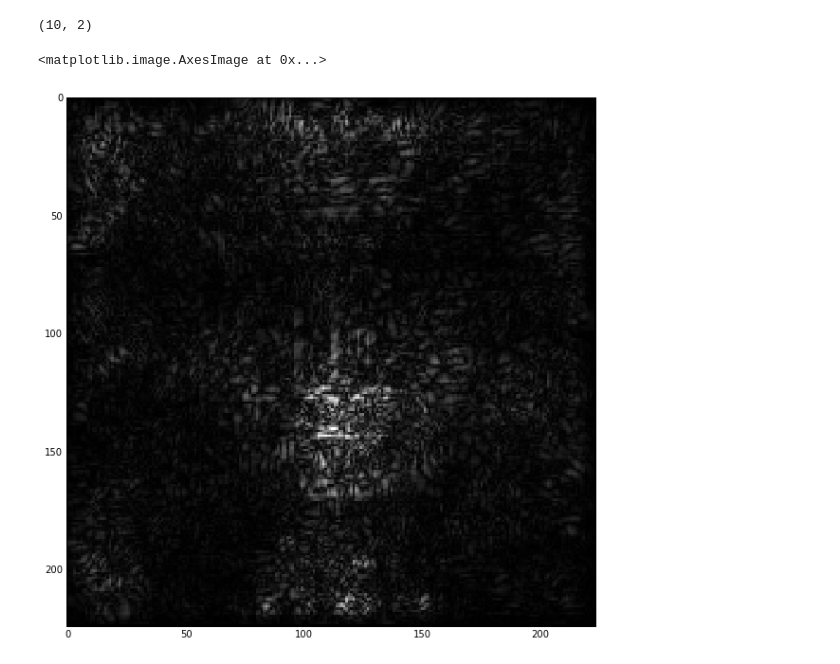
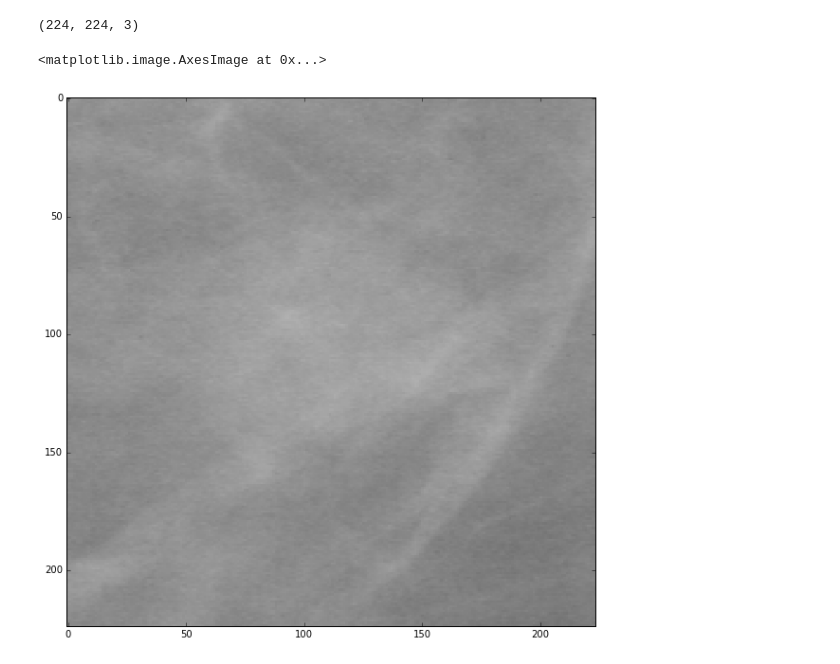
Before and after one commit to arzavj/deepMammo, a Jupyter notebook: SaliencyMaps.ipynb, the cells around one changed output. Cells and saved outputs as stored; diff of their text form; code cells hidden in the pictures.

Commit message:
fixed saliency maps

```diff
--- a/SaliencyMaps.ipynb
+++ b/SaliencyMaps.ipynb
@@ -20,8 +21,9 @@ import caffe
 # and the image you would like to classify.
 MODEL_FILE = 'models/deep_mammo/alex_dropout_0_5_deploy.prototxt'
 WEIGHTS_FILE = '/mnt/weights/pretrained.2844_iter.alex_reg_0_005_0_5_dropout.caffemodel'
-IMAGE_FILE = '/mnt/2x_augmented_train/P_00737_LEFT_CC_1_0_0.tif'
+IMAGE_FILE = '/mnt/2x_augmented_train/P_00481_RIGHT_MLO_1_4_0.tif'
 MEAN_FILE = '/home/ubuntu/2x_padding_224x224_dataset/mass_2x_padding_dataset_train_mean.binaryproto'
+val_lmdb = "/home/ubuntu/2x_padding_224x224_dataset/mass_2x_padding_dataset_val_lmdb"
 
 caffe.set_mode_cpu()
 # %%
@@ -32,3 +34,27 @@ def get_mean_image():
     mean_image = caffe.io.blobproto_to_array(mean_blobproto_new)
     f.close()
     return mean_image
+# %%
+def get_val_images(n=10):
+    lmdb_env = lmdb.open(val_lmdb)
+    lmdb_txn = lmdb_env.begin()
+    lmdb_cursor = lmdb_txn.cursor()
+    X, y = [], []
+    i = 0
+    for key, value in lmdb_cursor:
+        datum = caffe.proto.caffe_pb2.Datum()
+        datum.ParseFromString(value)
+        label = int(datum.label)
+        image = caffe.io.datum_to_array(datum)
+        image = image.astype(np.uint8)
+        X.append(image)
+        y.append(label)
+        i += 1
+        if i == n:
+            break
+
+    return np.array(X), np.array(y)
+# %%
+X, y = get_val_images()
+print X.shape
+print y
@@ -52,10 +101,12 @@ print diff.shape
-# %%
-print net.blobs['prob'].data.shape
-# %% [output]
-(10, 2)
+# %%
+img = X[0]
+img = img
+print img.shape
+plt.imshow(img)
+# %% [output]
+(224, 224, 3)
+<matplotlib.image.AxesImage at 0x...>
+[figure, added]
 # %%
-saliency = np.amax(np.abs(diff), axis=1)
-plt.imshow(saliency[0])
+saliency = np.amax(np.abs(dX), axis=1)
+class_names = {1: 'Malignant', 0: 'Benign'}
-# %% [output]
-<matplotlib.image.AxesImage at 0x...>
-[figure, removed]
```
Also changed, not shown: parts of 6 cells of this notebook.
